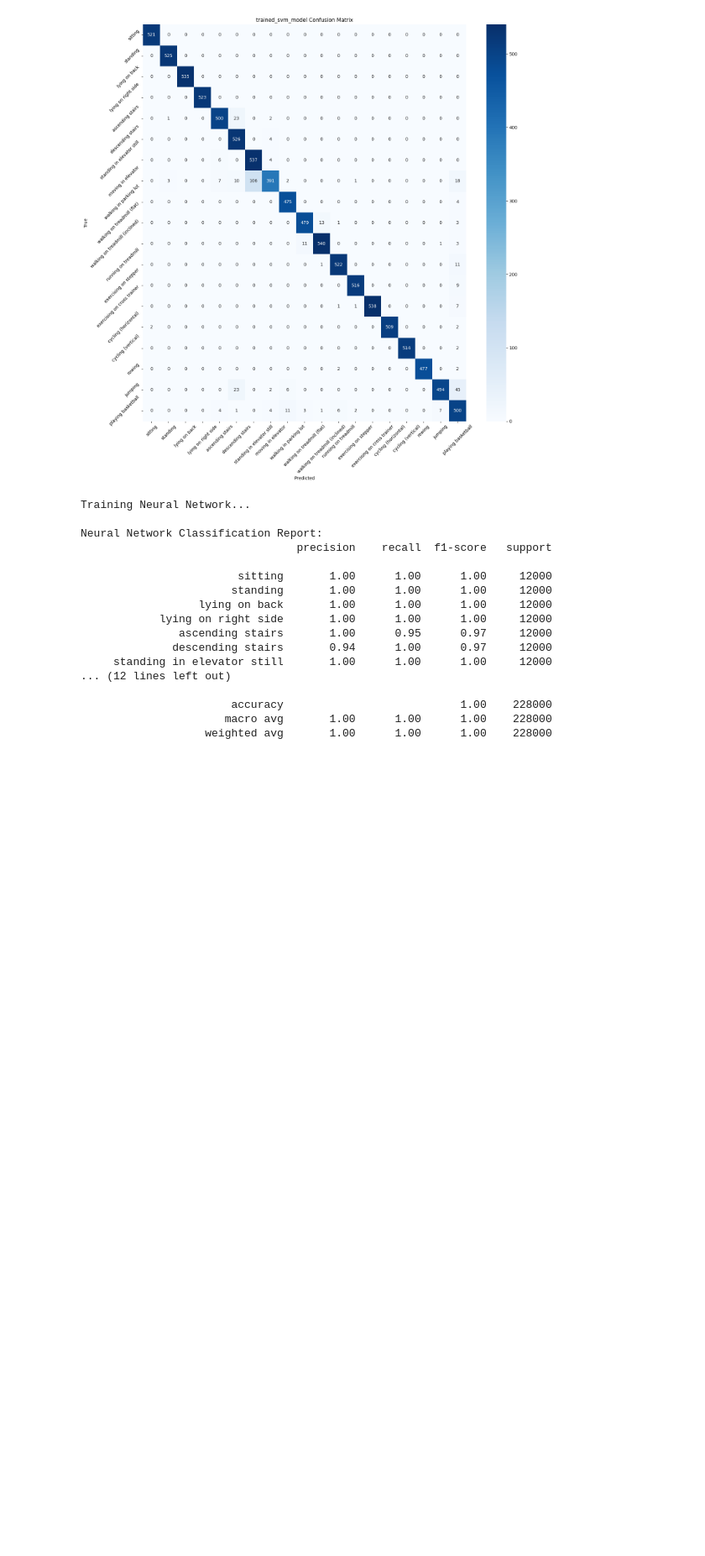
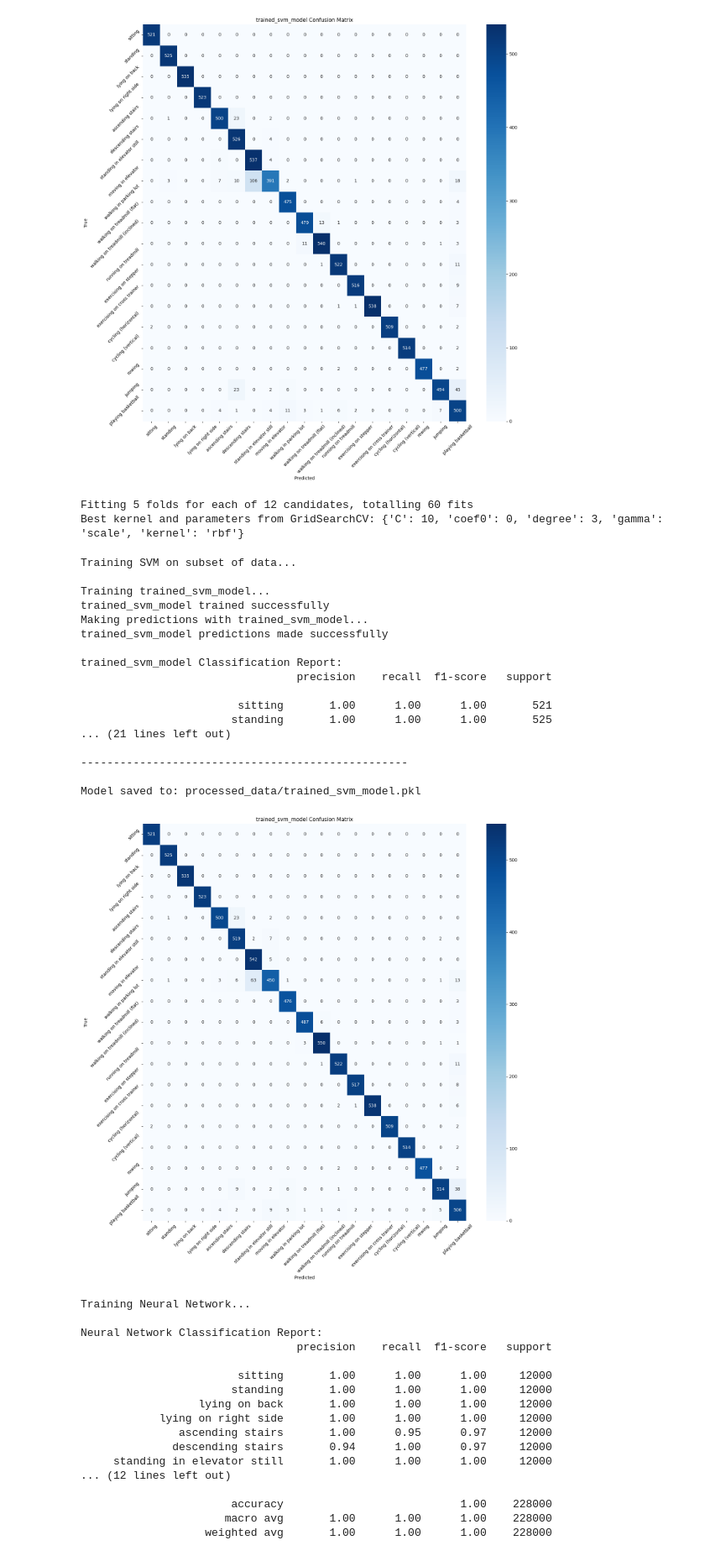
Before and after one commit to lpam-sd/AAI_501_Activity_Classification, a Jupyter notebook: step_3_model_training.ipynb, the cells around one changed output. Shown at 84% size. Cells and saved outputs as stored; diff of their text form; code cells hidden in the pictures; blank space fills up the shorter version.

```diff
--- a/step_3_model_training.ipynb
+++ b/step_3_model_training.ipynb
@@ -149,6 +149,67 @@ trained_svm_model Classification Report:
 
 Model saved to: processed_data/trained_svm_model.pkl
 [figure]
+# %%
+#Applying hyperparameter tuning to get the best fit parameters for SVC
+from sklearn.model_selection import GridSearchCV
+from sklearn.svm import SVC
+
+# Define a parameter grid including multiple kernels
+param_grid = {
+    'kernel': ['linear', 'poly', 'rbf', 'sigmoid'],  # Testing for  multiple kernels
+    'C': [0.1, 1,10],  # Regularization parameter
+    'gamma': ['scale'],  # Kernel coefficient for non-linear kernels
+    'coef0': [0],  # for sigmoid and poly
+    'degree': [3]  # Polynomial degree
+}
+
+# Use a smaller subset for faster testing
+X_train_subset = X_train[:2000]
+y_train_subset = y_train[:2000]
+
+#  Hyperparameter tuning for SVM
+grid_search = GridSearchCV(SVC(), param_grid, cv=5, verbose=1, n_jobs=-1)
+grid_search.fit(X_train_subset, y_train_subset)
+
+# Print the best kernel and parameters
+print("Best kernel and parameters from GridSearchCV:", grid_search.best_params_)
+# %% [output]
+Fitting 5 folds for each of 12 candidates, totalling 60 fits
+Best kernel and parameters from GridSearchCV: {'C': 10, 'coef0': 0, 'degree': 3, 'gamma': 'scale', 'kernel': 'rbf'}
+# %%
+#Using the parameter values from above tuning
+# 2. Support Vector Machine
+from sklearn.svm import SVC
+print("\nTraining SVM on subset of data...")
+subset_size = 10000
+svm_model = SVC(kernel='rbf', random_state=42, C=10.0,gamma='scale',probability=True) # kernel='rbf', C=10.0
+svm_model = train_and_evaluate_model(
+    svm_model,
+    X_train[:subset_size],
+    X_test[:subset_size],
+    y_train[:subset_size],
+    y_test[:subset_size],
+    "trained_svm_model"
+)
+# %% [output]
+Training SVM on subset of data...
+
+Training trained_svm_model...
+trained_svm_model trained successfully
+Making predictions with trained_svm_model...
+trained_svm_model predictions made successfully
+
+trained_svm_model Classification Report:
+                                 precision    recall  f1-score   support
+
+                        sitting       1.00      1.00      1.00       521
+                       standing       1.00      1.00      1.00       525
+... (21 lines left out)
+
+--------------------------------------------------
+
+Model saved to: processed_data/trained_svm_model.pkl
+[figure, added]
 # %%
 # 3. Neural Network
 # NOTE: this takes a long time to train, (2 hours on 32GB RAM macbook pro)
```
